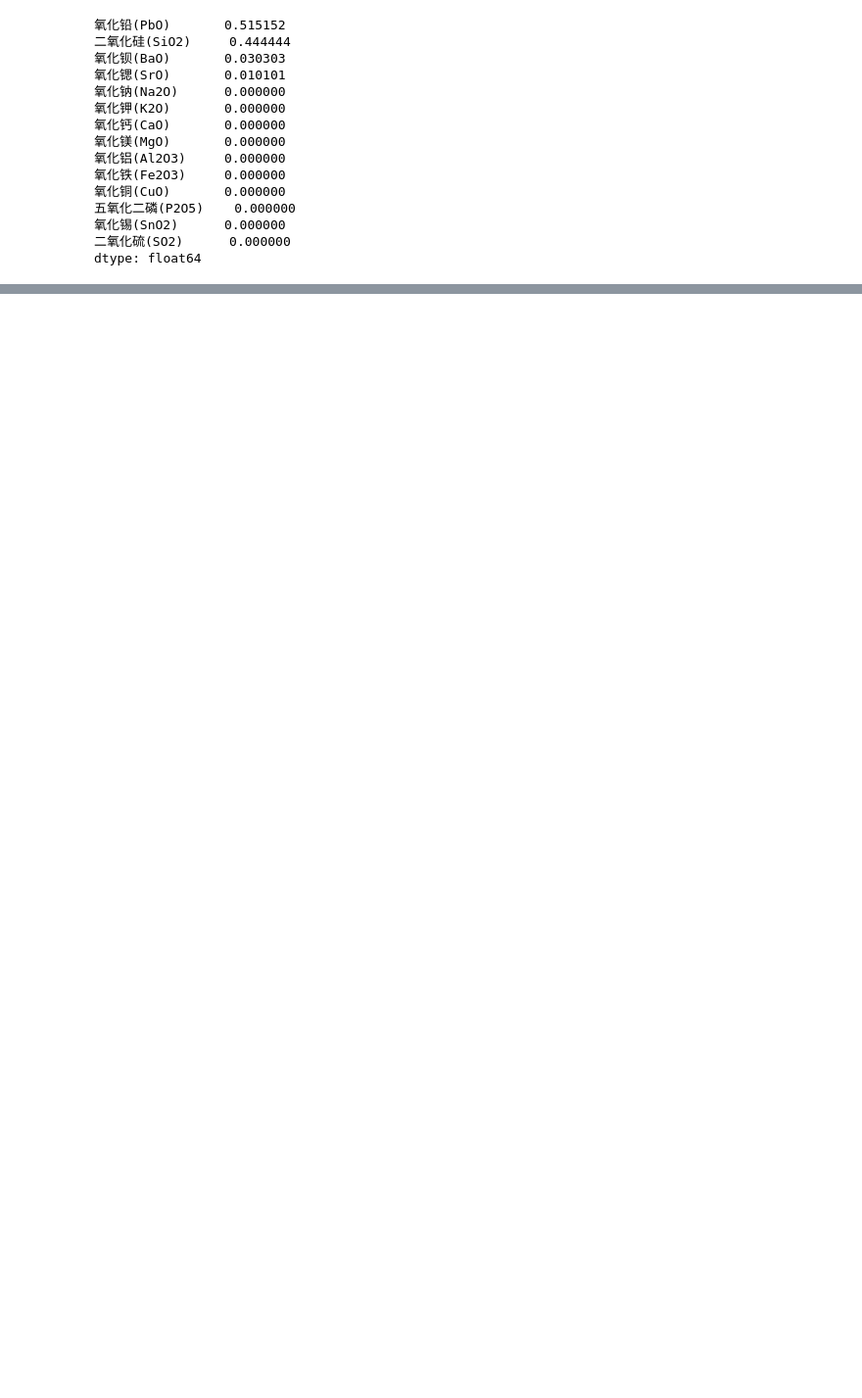
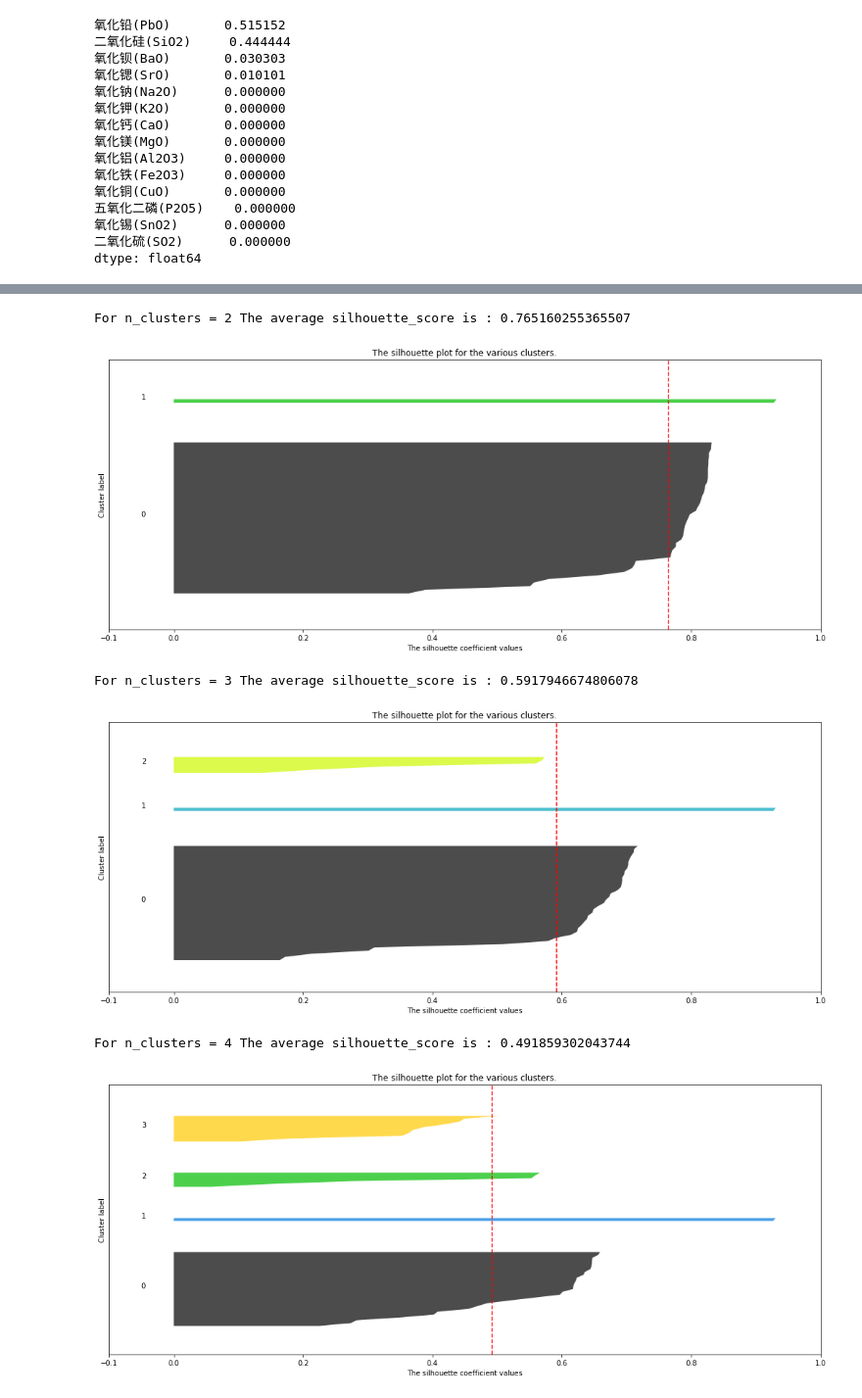
Before and after one commit to SunDocker/MCM, a Jupyter notebook: 2022C/question2.ipynb, the cells around one changed output, grey strips where cells are left out. Shown at 98% size. Cells and saved outputs as stored; diff of their text form; code cells hidden in the pictures; blank space fills up the shorter version.

```diff
--- a/2022C/question2.ipynb
+++ b/2022C/question2.ipynb
@@ -318,0 +318,4 @@ NameError: name 'X' is not defined
+# %%
+clusterer = KMeans(n_clusters=3, random_state=2022).fit(X_k)
+k_cluster_res = clusterer.labels_
+k_cluster_res
@@ -318,0 +343,6 @@ NameError: name 'X' is not defined
+# %%
+df2_pb_cc = df2_valid[df2_valid.类型 == '铅钡'].drop(['文物编号', '文物采样点', '纹饰', '类型', '颜色', '表面风化'], axis=1)
+# df2_k_cc.iloc[1] = df2_k_cc.iloc[1:3].mean()
+# df2_k_cc.iloc[5] = df2_k_cc.iloc[5:7].mean()
+# df2_k_cc = df2_k_cc.drop([3, 7])
+df2_pb_cc
@@ -318,0 +367,7 @@ NameError: name 'X' is not defined
+# %%
+df2_pb_cc.iloc[13] = df2_pb_cc.iloc[13:15].mean()
+df2_pb_cc.iloc[15] = df2_pb_cc.iloc[25:27].mean()
+df2_pb_cc.iloc[27] = df2_pb_cc.iloc[27:29].mean()
+df2_pb_cc.iloc[38] = df2_pb_cc.iloc[38:40].mean()
+df2_pb_cc = df2_pb_cc.drop([32,45,47,58])
+df2_pb_cc
@@ -318,0 +410,3 @@ NameError: name 'X' is not defined
+# %%
+df2_pb_cc_cluster = df2_pb_cc[['二氧化硫(SO2)', '氧化锡(SnO2)', '氧化钠(Na2O)', '氧化铁(Fe2O3)', '氧化铜(CuO)', '氧化钾(K2O)']]
+df2_pb_cc_cluster
@@ -318,0 +431,52 @@ NameError: name 'X' is not defined
+# %%
+# 包装成一个大循环
+from sklearn.cluster import KMeans
+from sklearn.metrics import silhouette_samples, silhouette_score
+
+import matplotlib.pyplot as plt
+import matplotlib.cm as cm
+
+X_pb = df2_pb_cc_cluster
+for n_clusters in [2, 3, 4]:
+    n_clusters = n_clusters
+    fig, ax1 = plt.subplots(1)
+    fig.set_size_inches(18, 7)
+    ax1.set_xlim([-0.1, 1])
+    ax1.set_ylim([0, X_pb.shape[0] + (n_clusters + 1) * 10])
+    clusterer = KMeans(n_clusters=n_clusters, random_state=2022).fit(X_pb)
+    cluster_labels = clusterer.labels_
+    silhouette_avg = silhouette_score(X_pb, cluster_labels)
+    print("For n_clusters =", n_clusters,
+          "The average silhouette_score is :", silhouette_avg)
+    sample_silhouette_values = silhouette_samples(X_pb, cluster_labels)
+    y_lower = 10
+    for i in range(n_clusters):
+        ith_cluster_silhouette_values = sample_silhouette_values[cluster_labels == i]
+        ith_cluster_silhouette_values.sort()
+        size_cluster_i = ith_cluster_silhouette_values.shape[0]
+        y_upper = y_lower + size_cluster_i
+        color = cm.nipy_spectral(float(i) / n_clusters)
+        ax1.fill_betweenx(np.arange(y_lower, y_upper)
+                          , ith_cluster_silhouette_values
+                          , facecolor=color
+                          , alpha=0.7
+                          )
+        ax1.text(-0.05
+                 , y_lower + 0.5 * size_cluster_i
+                 , str(i))
+        y_lower = y_upper + 10
+
+    ax1.set_title("The silhouette plot for the various clusters.")
+    ax1.set_xlabel("The silhouette coefficient values")
+    ax1.set_ylabel("Cluster label")
+    ax1.axvline(x=silhouette_avg, color="red", linestyle="--")
+    ax1.set_yticks([])
+    ax1.set_xticks([-0.1, 0, 0.2, 0.4, 0.6, 0.8, 1])
+    plt.show()
+# %% [output]
+For n_clusters = 2 The average silhouette_score is : 0.765160255365507
+[figure, added]
+For n_clusters = 3 The average silhouette_score is : 0.5917946674806078
+[figure, added]
+For n_clusters = 4 The average silhouette_score is : 0.491859302043744
+[figure, added]
```
Also changed, not shown: parts of 24 cells of this notebook, 8 other files.
